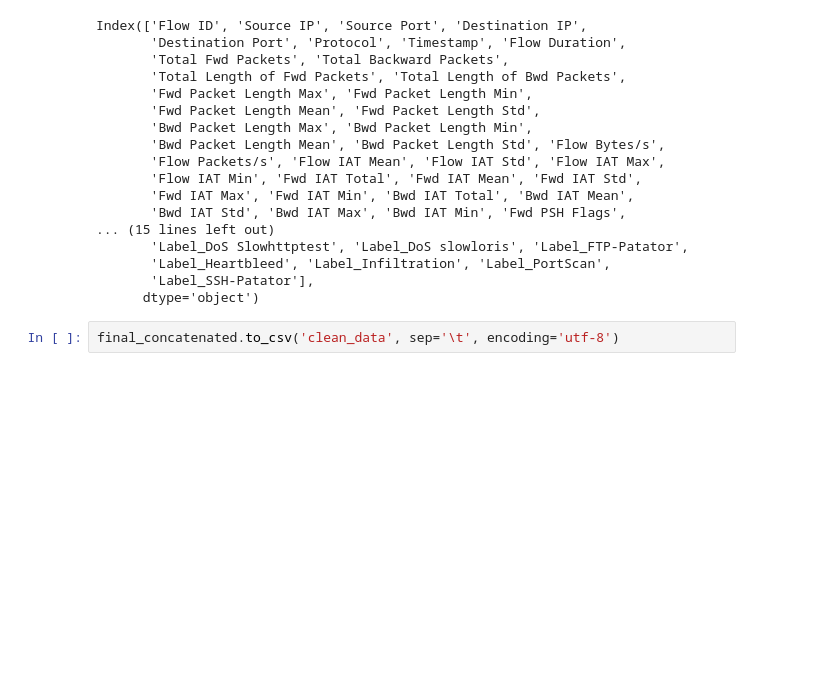
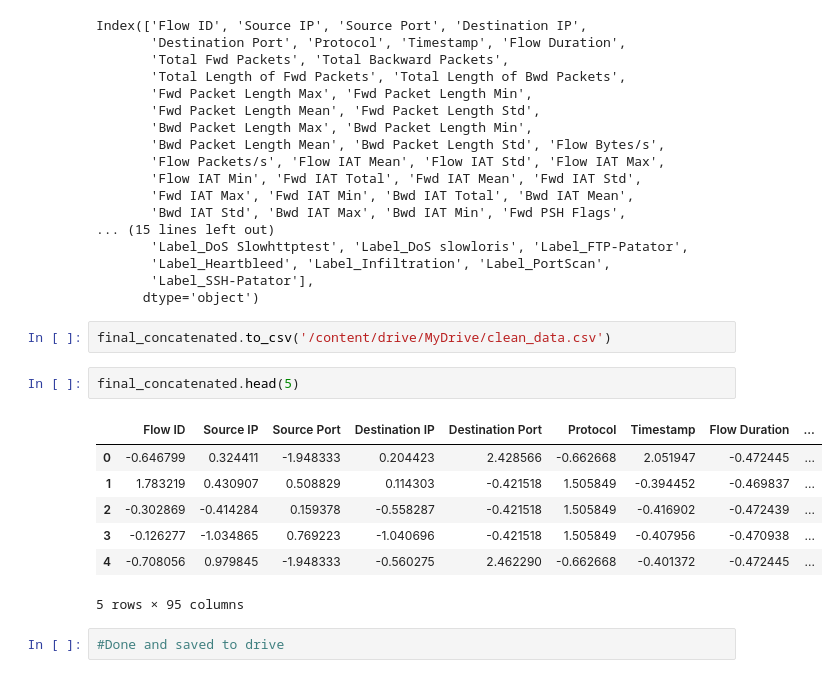
Before and after one commit to Major-Project-8th-Sem/Backend, a Jupyter notebook: preprocessed.ipynb, the cells around one changed output. Drawn from its saved outputs; the diff is of its cells as text; blank space fills up the shorter version.

```diff
--- a/preprocessed.ipynb
+++ b/preprocessed.ipynb
@@ -218,5 +223,17 @@ Index(['Flow ID', 'Source IP', 'Source Port', 'Destination IP',
        'Label_Heartbleed', 'Label_Infiltration', 'Label_PortScan',
        'Label_SSH-Patator'],
       dtype='object')
-# %%
-final_concatenated.to_csv('clean_data', sep='\t', encoding='utf-8')
+# %%
+final_concatenated.to_csv('/content/drive/MyDrive/clean_data.csv')
+# %%
+final_concatenated.head(5)
+# %% [output]
+|  | Flow ID | Source IP | Source Port | Destination IP | Destination Port | Protocol | Timestamp | Flow Duration | ... |
+| 0 | -0.646799 | 0.324411 | -1.948333 | 0.204423 | 2.428566 | -0.662668 | 2.051947 | -0.472445 | ... |
+| 1 | 1.783219 | 0.430907 | 0.508829 | 0.114303 | -0.421518 | 1.505849 | -0.394452 | -0.469837 | ... |
+| 2 | -0.302869 | -0.414284 | 0.159378 | -0.558287 | -0.421518 | 1.505849 | -0.416902 | -0.472439 | ... |
+| 3 | -0.126277 | -1.034865 | 0.769223 | -1.040696 | -0.421518 | 1.505849 | -0.407956 | -0.470938 | ... |
+| 4 | -0.708056 | 0.979845 | -1.948333 | -0.560275 | 2.462290 | -0.662668 | -0.401372 | -0.472445 | ... |
+5 rows × 95 columns
+# %%
+#Done and saved to drive
```
Also changed, not shown: parts of 13 cells of this notebook, 2 other files.
